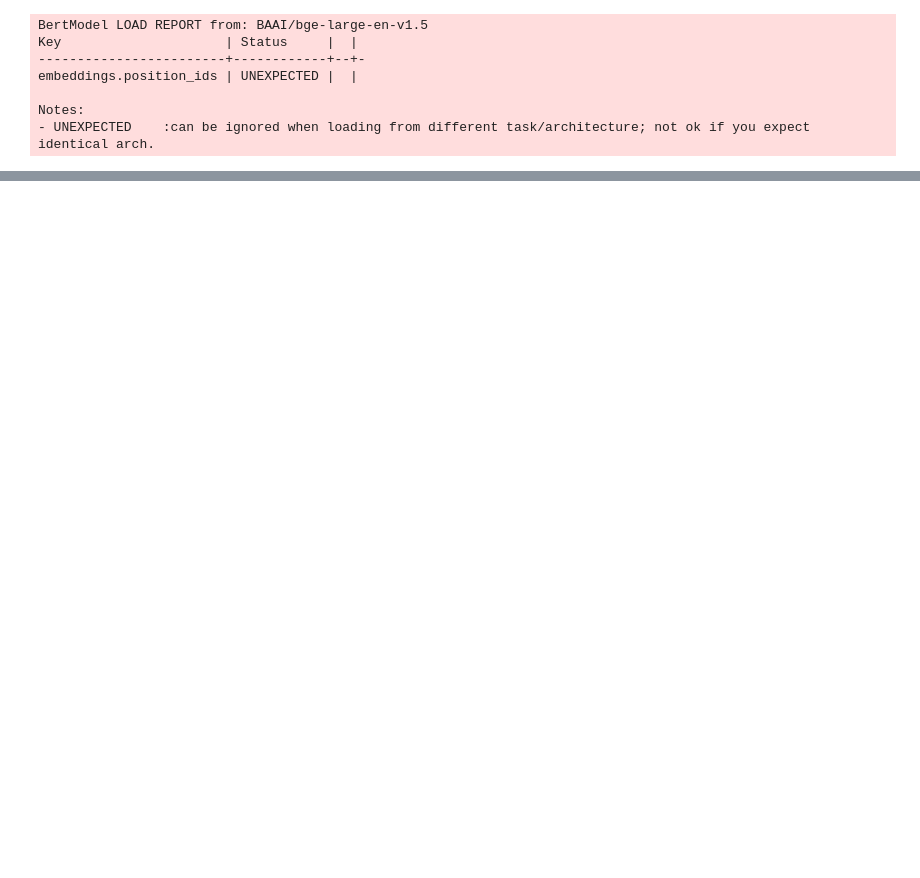
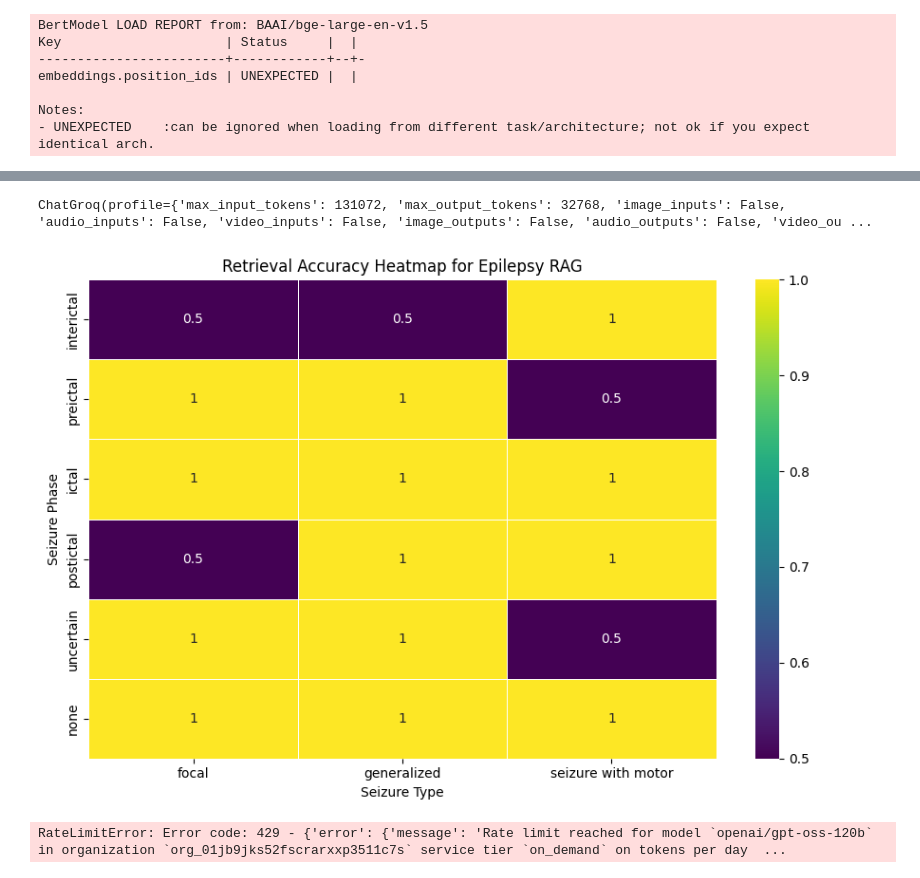
Before and after one commit to ChandanaAasrithaPentakota/EpilepsyNexus, a Jupyter notebook: trails/medical_rag.ipynb, the cells around one changed output, grey strips where cells are left out. Cells and saved outputs as stored; diff of their text form; code cells hidden in the pictures; blank space fills up the shorter version.

```diff
--- a/trails/medical_rag.ipynb
+++ b/trails/medical_rag.ipynb
@@ -123,0 +192,3 @@ if __name__ == "__main__":
+# %%
+phases = ["interictal", "preictal", "ictal", "postictal", "uncertain","none"]
+seizure_types = ["focal", "generalized","seizure with motor"]
@@ -123,0 +197,45 @@ if __name__ == "__main__":
+# %%
+llm = get_groq_llm()
+# %%
+llm
+# %% [output]
+ChatGroq(profile={'max_input_tokens': 131072, 'max_output_tokens': 32768, 'image_inputs': False, 'audio_inputs': False, 'video_inputs': False, 'image_outputs': False, 'audio_outputs': False, 'video_ou ...
+# %%
+heatmap_scores = np.zeros((len(phases), len(seizure_types)))
+
+for i, phase in enumerate(tqdm(phases, desc="Phases")):
+    for j, stype in enumerate(seizure_types):
+
+        query = f"""
+        Epilepsy Presence: yes
+        Seizure Phase: {phase}
+        Seizure Type: {stype}
+        """
+
+        docs = retriever.invoke(query)
+
+        score = retrieval_quality(llm, query, docs)
+
+        heatmap_scores[i, j] = score
+# %%
+heatmap_normalized = heatmap_scores / 2.0
+# %%
+plt.figure(figsize=(9, 6))
+
+sns.heatmap(
+    heatmap_normalized,
+    annot=True,
+    cmap="viridis",
+    xticklabels=seizure_types,
+    yticklabels=phases,
+    linewidths=0.5,
+    linecolor="white"
+)
+
+plt.title("Retrieval Accuracy Heatmap for Epilepsy RAG")
+plt.xlabel("Seizure Type")
+plt.ylabel("Seizure Phase")
+plt.tight_layout()
+plt.show()
+# %% [output]
+[figure, added]
@@ -123,0 +294,21 @@ if __name__ == "__main__":
+# %%
+import numpy as np
+from tqdm import tqdm
+
+llm_heatmap = np.zeros((len(phases), len(seizure_types)))
+rag_heatmap = np.zeros((len(phases), len(seizure_types)))
+
+for i, phase in enumerate(tqdm(phases, desc="Phases")):
+    for j, stype in enumerate(seizure_types):
+
+        # LLM only
+        llm_output = llm_only_inference(llm, prompt, phase, stype)
+        llm_score = clinical_accuracy_score(llm, phase, stype, llm_output)
+        llm_heatmap[i, j] = llm_score
+
+        # RAG
+        rag_output = rag_inference(phase, stype)
+        rag_score = clinical_accuracy_score(llm, phase, stype, rag_output)
+        rag_heatmap[i, j] = rag_score
+# %% [output]
+RateLimitError: Error code: 429 - {'error': {'message': 'Rate limit reached for model `openai/gpt-oss-120b` in organization `org_01jb9jks52fscrarxxp3511c7s` service tier `on_demand` on tokens per day  ...
```
Also changed, not shown: parts of 15 cells of this notebook, 3 other files.
